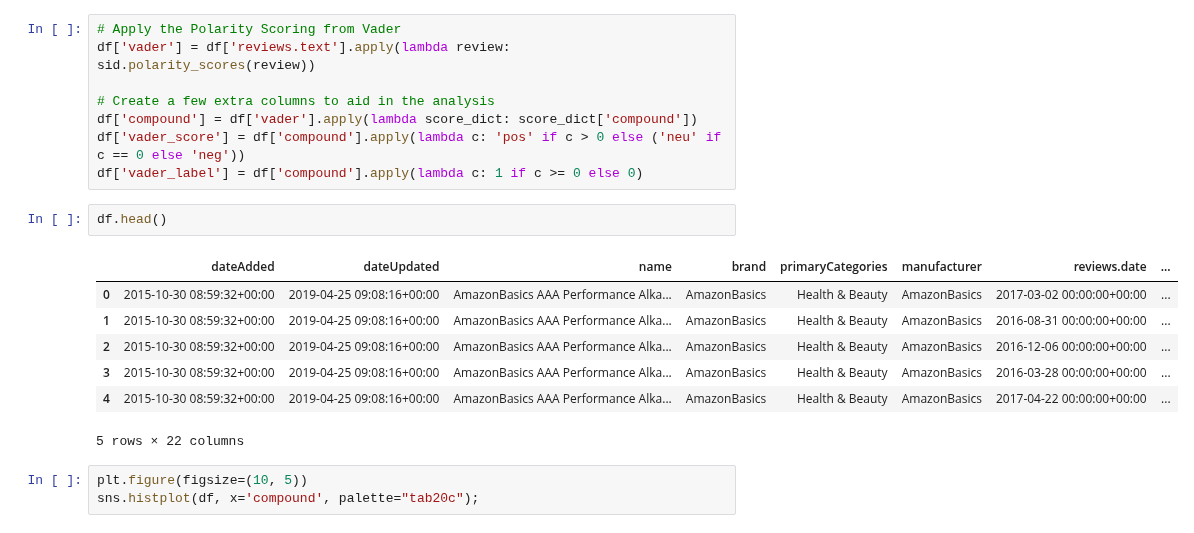
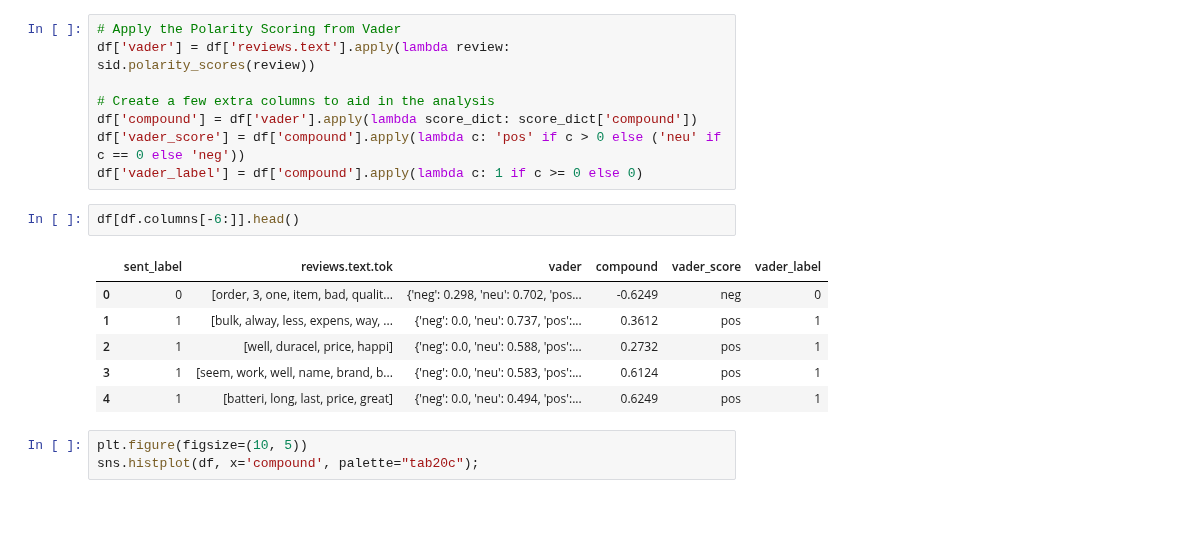
Before and after one commit to broepke/DATA110, a Jupyter notebook: Week 10/DATA110-Week10-broepke.ipynb, the cells around one changed output. Drawn from its saved outputs; the diff is of its cells as text.

```diff
--- a/Week 10/DATA110-Week10-broepke.ipynb
+++ b/Week 10/DATA110-Week10-broepke.ipynb
@@ -650,15 +698,14 @@ df['compound'] = df['vader'].apply(lambda score_dict: score_dict['compound'])
 df['vader_score'] = df['compound'].apply(lambda c: 'pos' if c > 0 else ('neu' if c == 0 else 'neg'))
 df['vader_label'] = df['compound'].apply(lambda c: 1 if c >= 0 else 0)
 # %%
-df.head()
+df[df.columns[-6:]].head()
 # %% [output]
-|  | dateAdded | dateUpdated | name | brand | primaryCategories | manufacturer | reviews.date | ... |
-| 0 | 2015-10-30 08:59:32+00:00 | 2019-04-25 09:08:16+00:00 | AmazonBasics AAA Performance Alka... | AmazonBasics | Health & Beauty | AmazonBasics | 2017-03-02 00:00:00+00:00 | ... |
-| 1 | 2015-10-30 08:59:32+00:00 | 2019-04-25 09:08:16+00:00 | AmazonBasics AAA Performance Alka... | AmazonBasics | Health & Beauty | AmazonBasics | 2016-08-31 00:00:00+00:00 | ... |
-| 2 | 2015-10-30 08:59:32+00:00 | 2019-04-25 09:08:16+00:00 | AmazonBasics AAA Performance Alka... | AmazonBasics | Health & Beauty | AmazonBasics | 2016-12-06 00:00:00+00:00 | ... |
-| 3 | 2015-10-30 08:59:32+00:00 | 2019-04-25 09:08:16+00:00 | AmazonBasics AAA Performance Alka... | AmazonBasics | Health & Beauty | AmazonBasics | 2016-03-28 00:00:00+00:00 | ... |
-| 4 | 2015-10-30 08:59:32+00:00 | 2019-04-25 09:08:16+00:00 | AmazonBasics AAA Performance Alka... | AmazonBasics | Health & Beauty | AmazonBasics | 2017-04-22 00:00:00+00:00 | ... |
+|  | sent_label | reviews.text.tok | vader | compound | vader_score | vader_label |
+| 0 | 0 | [order, 3, one, item, bad, qualit... | {'neg': 0.298, 'neu': 0.702, 'pos... | -0.6249 | neg | 0 |
+| 1 | 1 | [bulk, alway, less, expens, way, ... | {'neg': 0.0, 'neu': 0.737, 'pos':... | 0.3612 | pos | 1 |
+| 2 | 1 | [well, duracel, price, happi] | {'neg': 0.0, 'neu': 0.588, 'pos':... | 0.2732 | pos | 1 |
+| 3 | 1 | [seem, work, well, name, brand, b... | {'neg': 0.0, 'neu': 0.583, 'pos':... | 0.6124 | pos | 1 |
+| 4 | 1 | [batteri, long, last, price, great] | {'neg': 0.0, 'neu': 0.494, 'pos':... | 0.6249 | pos | 1 |
-5 rows × 22 columns
 # %%
 plt.figure(figsize=(10, 5))
 sns.histplot(df, x='compound', palette="tab20c");
```
Also changed, not shown: parts of 26 cells of this notebook, 1 other file.
